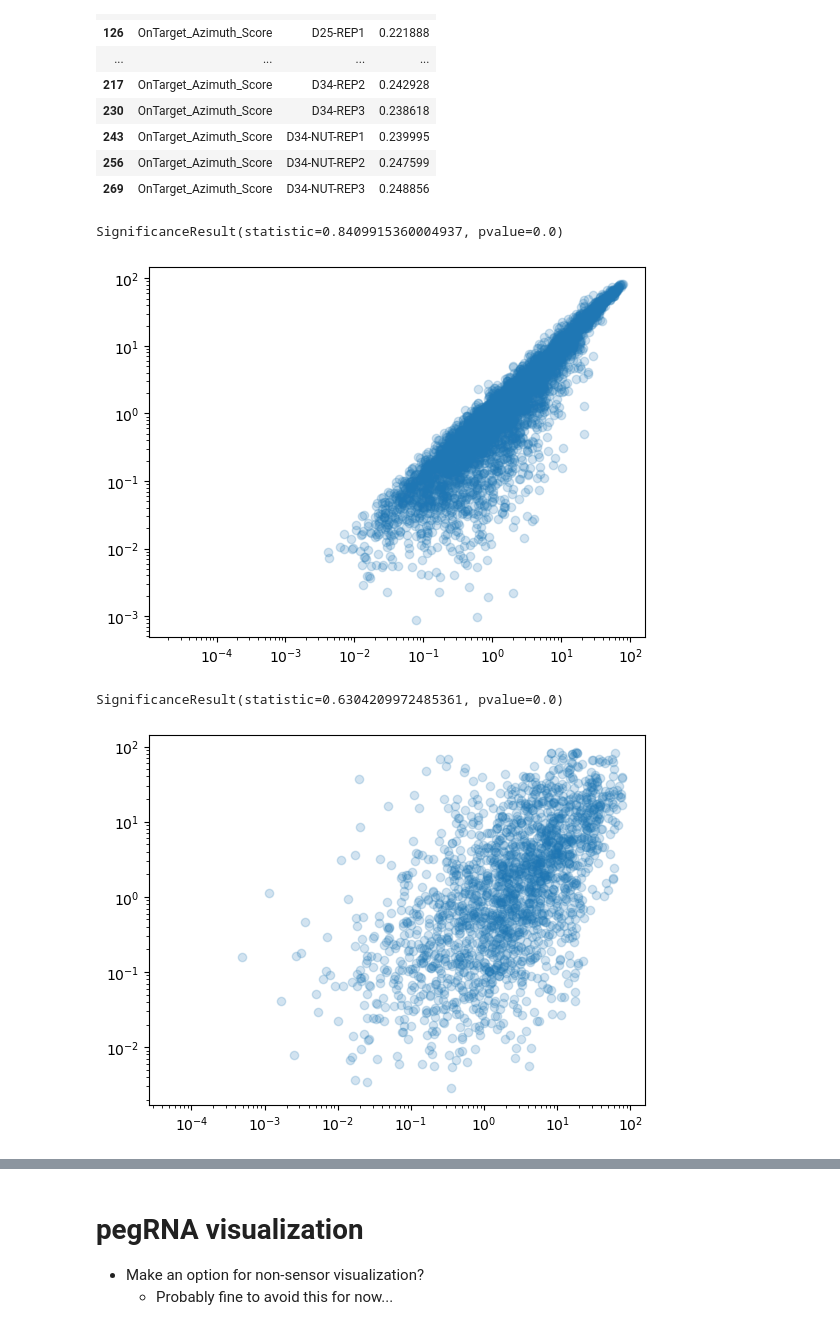
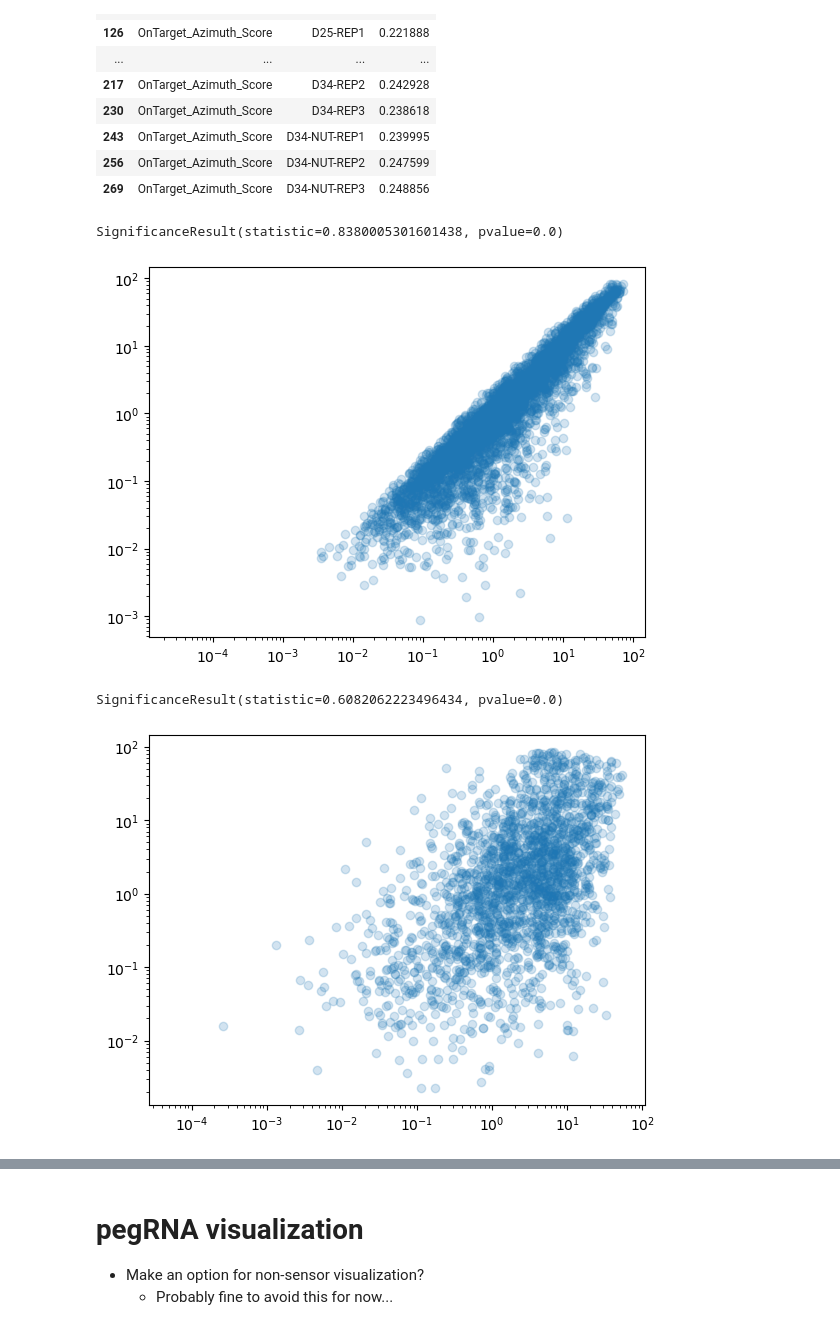
Before and after one commit to samgould2/PEGG2.0, a Jupyter notebook: PEGG2_REAL.ipynb, the cells around one changed output, grey strips where cells are left out. Drawn from its saved outputs; the diff is of its cells as text; code cells hidden in the pictures.

```diff
--- a/PEGG2_REAL.ipynb
+++ b/PEGG2_REAL.ipynb
@@ -1490,9 +1623,15 @@ p53
 | 1261 | 1261 | TP53 | 17 | 7572939 | 7572941 | ONP | AGG | ... |
 1262 rows × 18 columns
 # %%
+import sys
+sys.path.insert(0, 'pegg')
+
+from pegg.prime import pegg2
+
+#peg_df = pegg2.run(input, input_format, chrom_dict, sensor_length=100, before_proto_context=20) #, sensor_orientation='forward',)
 input = p53
+
 input_format = 'cBioPortal'
 PBS_lengths = [10,13,15]
 RTT_lengths = [10,15,20,25,30]
-peg_df = run(input, input_format, chrom_dict, PBS_lengths=PBS_lengths, RTT_lengths=RTT_lengths, sensor_length=100, before_proto_context=20)
-peg_df
+peg_df = pegg2.run(input, input_format, chrom_dict, PBS_lengths=PBS_lengths, RTT_lengths=RTT_lengths, sensor_length=100, before_proto_context=20)
@@ -1957,0 +2097,4 @@ model, X_train, Y_train, X_test, Y_test = model_training(df)
+# %%
+m = pickle.load(open('RF_PE.pkl', 'rb'))
+
+factors = ['Proto_disrupted', 'PAM_disrupted', 'indel_size', 'PBS_GC_content', 'RTT_GC_content', 'RTT_length', 'PBS_length', 'Distance_to_nick', 'RHA_size', 'OnTarget_Azimuth_Score'] #, 'PEGG_score', 'PEGG2_Score', 'Ridge_regr']
@@ -1958,21 +2103,21 @@ model, X_train, Y_train, X_test, Y_test = model_training(df)
 # %%
-y_train = model.predict(X_train)
+y_train = m.predict(X_train)
 
 plt.scatter(y_train, Y_train, alpha=.2)
 print(scipy.stats.spearmanr(y_train, Y_train))
 plt.yscale("log")
 plt.xscale("log")
 # %% [output]
-SignificanceResult(statistic=0.8409915360004937, pvalue=0.0)
+SignificanceResult(statistic=0.8380005301601438, pvalue=0.0)
-[figure, old version]
+[figure, new version]
 # %%
-y_test = model.predict(X_test)
+y_test = m.predict(X_test)
 
 print(scipy.stats.spearmanr(y_test, Y_test))
 plt.scatter(y_test, Y_test, alpha=.2)
 plt.yscale("log")
 plt.xscale("log")
 # %% [output]
-SignificanceResult(statistic=0.6304209972485361, pvalue=0.0)
+SignificanceResult(statistic=0.6082062223496434, pvalue=0.0)
-[figure, old version]
+[figure, new version]
 # %%
```
Also changed, not shown: parts of 52 cells of this notebook, 56 other files.
